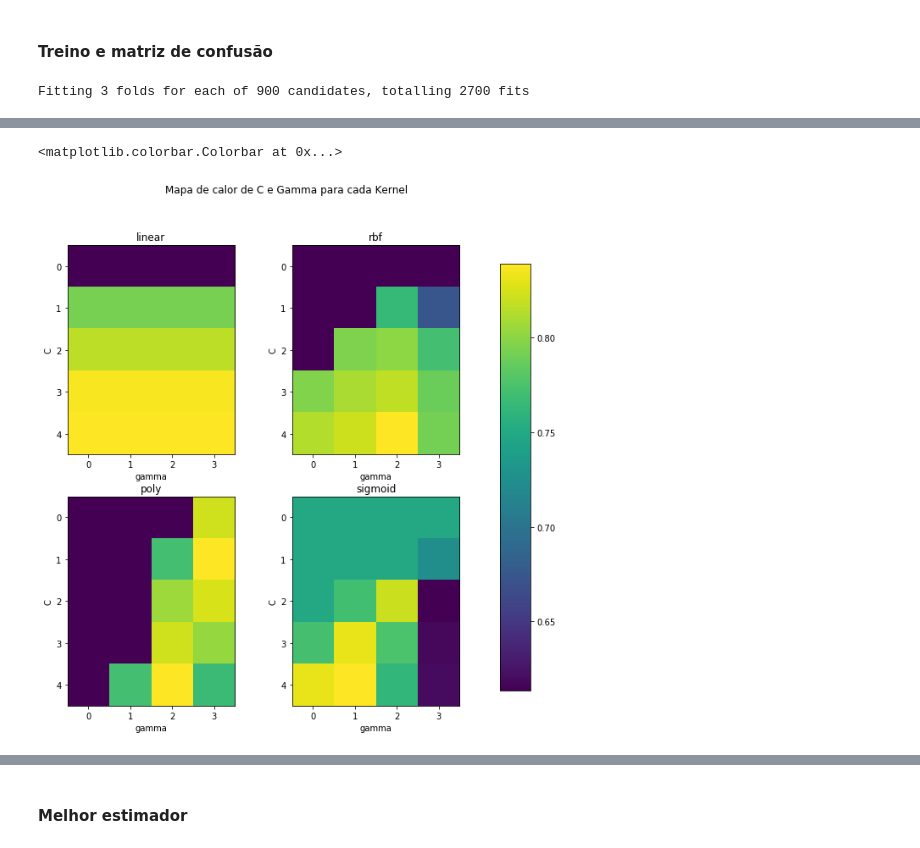
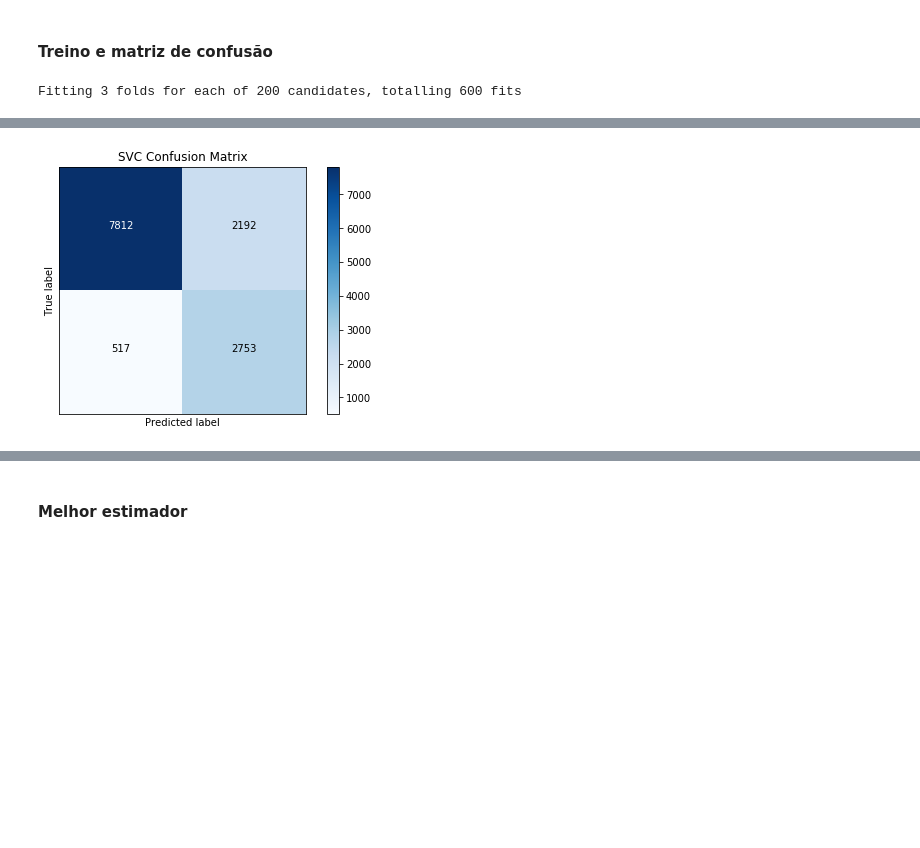
Before and after one commit to gaabrielfranco/data-mining-w2, a Jupyter notebook: tp2_gabriel.ipynb, the cells around one changed output, grey strips where cells are left out. Saved outputs shown, nothing was run; the diff lists cells and outputs as text; code cells hidden in the pictures; blank space fills up the shorter version.

```diff
--- a/tp2_gabriel.ipynb
+++ b/tp2_gabriel.ipynb
@@ -333,15 +287,15 @@ df_scores_lin_svc
 # %% [markdown]
 #### Treino e matriz de confusão
 # %%
-C_range = np.logspace(-2, 10, 15)
-gamma_range = np.logspace(-9, 3, 15)
+C_range = np.logspace(-5, 5, 10)
+gamma_range = np.logspace(-5, 5, 10)
 
 params_svc = {'C': C_range , 'gamma': gamma_range,
-              'kernel': ['linear', 'rbf', 'poly', 'sigmoid']}
+              'kernel': ['linear', 'rbf']}
 
 svc = GridSearchCV(svm.SVC(class_weight='balanced', cache_size=12000), params_svc, "f1", n_jobs = -1, verbose = 10)
-svc.fit(X_train, y_train)
+svc.fit(X_train[:1000], y_train[:1000])
 
 plot_confusion_matrix(confusion_matrix(y_test, svc.predict(X_test)), title="SVC Confusion Matrix")
 # %% [output]
-Fitting 3 folds for each of 900 candidates, totalling 2700 fits
+Fitting 3 folds for each of 200 candidates, totalling 600 fits
@@ -362,35 +319 @@ Fitting 3 folds for each of 900 candidates, totalling 2700 fits
+[figure, added]
-# %%
-plt.rcParams['figure.figsize'] = 10, 10
-
-score_dict = svc.grid_scores_
-i = j = 0
-fig, axes = plt.subplots(2, 2)
-for kernel in ['linear', 'rbf', 'poly', 'sigmoid']:
-    scores = [x[1] for x in score_dict if x[0]['kernel'] == kernel]
-    scores = np.array(scores).reshape(len(C_range), len(gamma_range))
-
-    im = axes[i, j].imshow(scores, interpolation='nearest')
-    axes[i, j].set_xlabel('gamma')
-    axes[i, j].set_ylabel('C')
-    #axes[i, j].set_xticks(np.arange(len(gamma_range)), gamma_range)
-    #axes[i, j].set_yticks(np.arange(len(C_range)), C_range)
-    #axes[i, j].set_xticklabels([0.001, 0.01, 0.1, 1])
-    #axes[i, j].set_yticklabels([0.001, 0.01, 0.1, 1, 10])
-    axes[i, j].set_title(kernel)
-
-    j += 1
-    if j == 2:
-        j = 0
-        i += 1
-
-for i in range(2):
-    for j in range(2):
-        axes[i, j].set_xticklabels([0.001, 0.01, 0.1, 1])
-        axes[i, j].set_yticklabels([0.001, 0.01, 0.1, 1, 10])
-plt.suptitle("Mapa de calor de C e Gamma para cada Kernel")
-fig.subplots_adjust(right=0.8)
-cbar_ax = fig.add_axes([0.85, 0.15, 0.05, 0.7])
-fig.colorbar(im, cax=cbar_ax)
-# %% [output]
-<matplotlib.colorbar.Colorbar at 0x...>
-[figure, removed]
```
Also changed, not shown: parts of 26 cells of this notebook.
